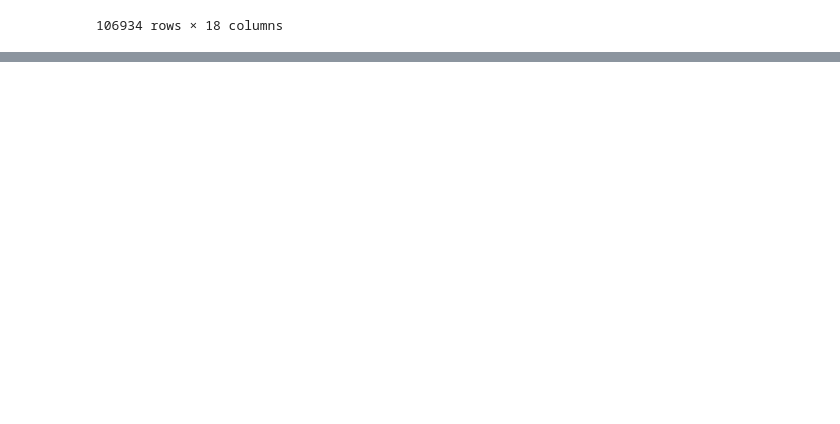
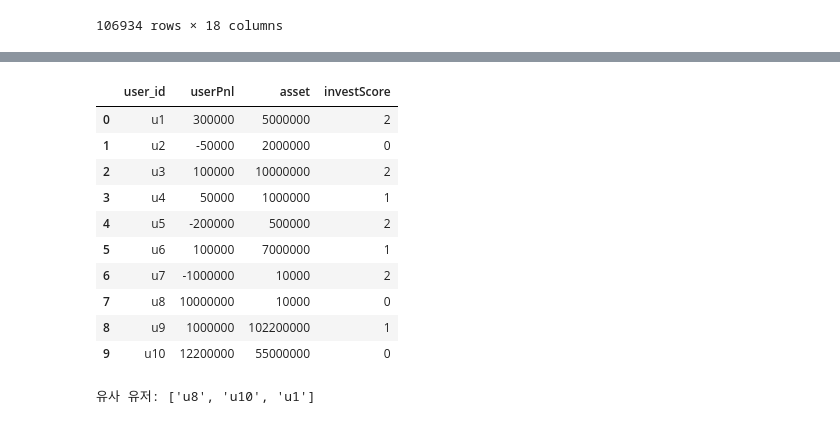
Before and after one commit to choikwangil95/HKToss-MLOps-Project-Final, a Jupyter notebook: eda/kwangil/recommendation.ipynb, the cells around one changed output, grey strips where cells are left out. Drawn from its saved outputs; the diff is of its cells as text; code cells hidden in the pictures; blank space fills up the shorter version.

```diff
--- a/eda/kwangil/recommendation.ipynb
+++ b/eda/kwangil/recommendation.ipynb
@@ -945,0 +962,15 @@ df_test.head()
+# %%
+df_users_simple = df_users[['user_id', 'userPnl', 'asset', 'investScore']]
+df_users_simple
+# %% [output]
+|  | user_id | userPnl | asset | investScore |
+| 0 | u1 | 300000 | 5000000 | 2 |
+| 1 | u2 | -50000 | 2000000 | 0 |
+| 2 | u3 | 100000 | 10000000 | 2 |
+| 3 | u4 | 50000 | 1000000 | 1 |
+| 4 | u5 | -200000 | 500000 | 2 |
+| 5 | u6 | 100000 | 7000000 | 1 |
+| 6 | u7 | -1000000 | 10000 | 2 |
+| 7 | u8 | 10000000 | 10000 | 0 |
+| 8 | u9 | 1000000 | 102200000 | 1 |
+| 9 | u10 | 12200000 | 55000000 | 0 |
@@ -945,0 +992,13 @@ df_test.head()
+# %%
+# 신규 유저 벡터 (예시)
+new_user = np.array([[12200000, 8000000, 1]], dtype="float32")
+faiss.normalize_L2(new_user)
+
+# 검색
+D, I = index.search(new_user, k=3)  # 상위 3명
+
+# 유사 유저 ID 확인
+similar_user_ids = df_users_simple.iloc[I[0]]["user_id"].tolist()
+print("유사 유저:", similar_user_ids)
+# %% [output]
+유사 유저: ['u8', 'u10', 'u1']
```
Also changed, not shown: parts of 3 cells of this notebook.
